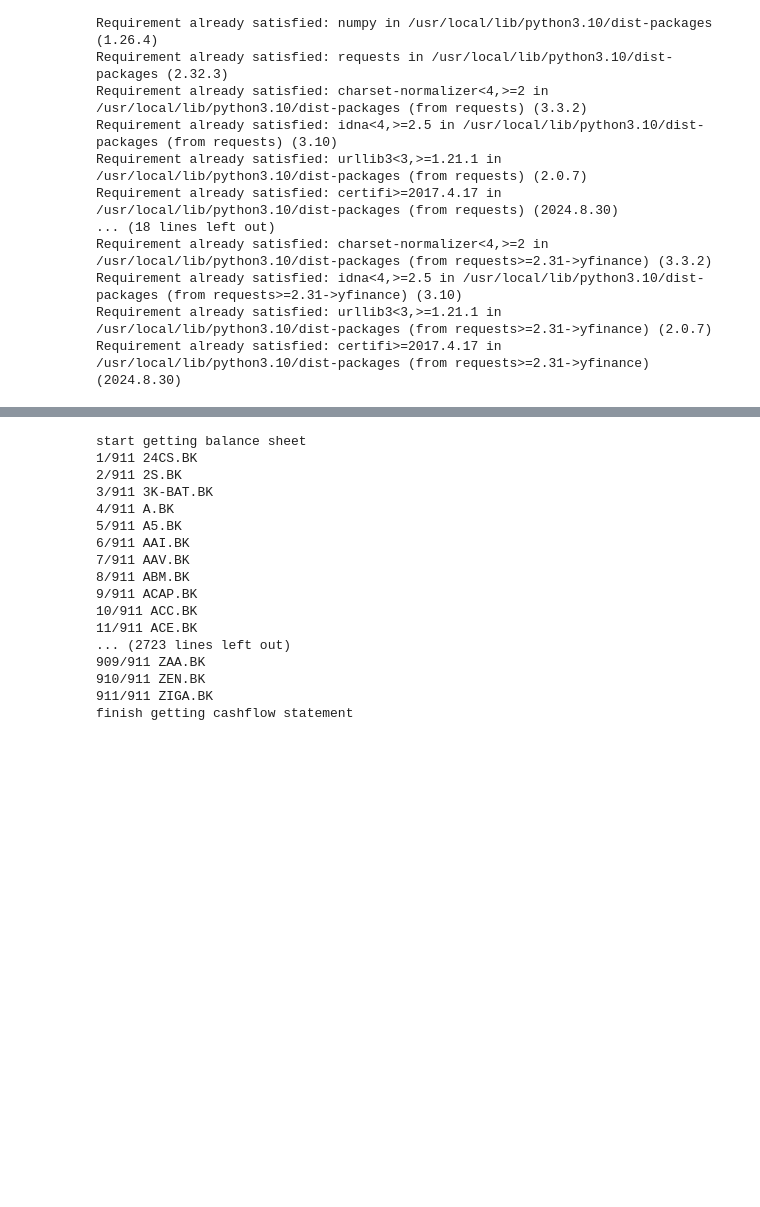
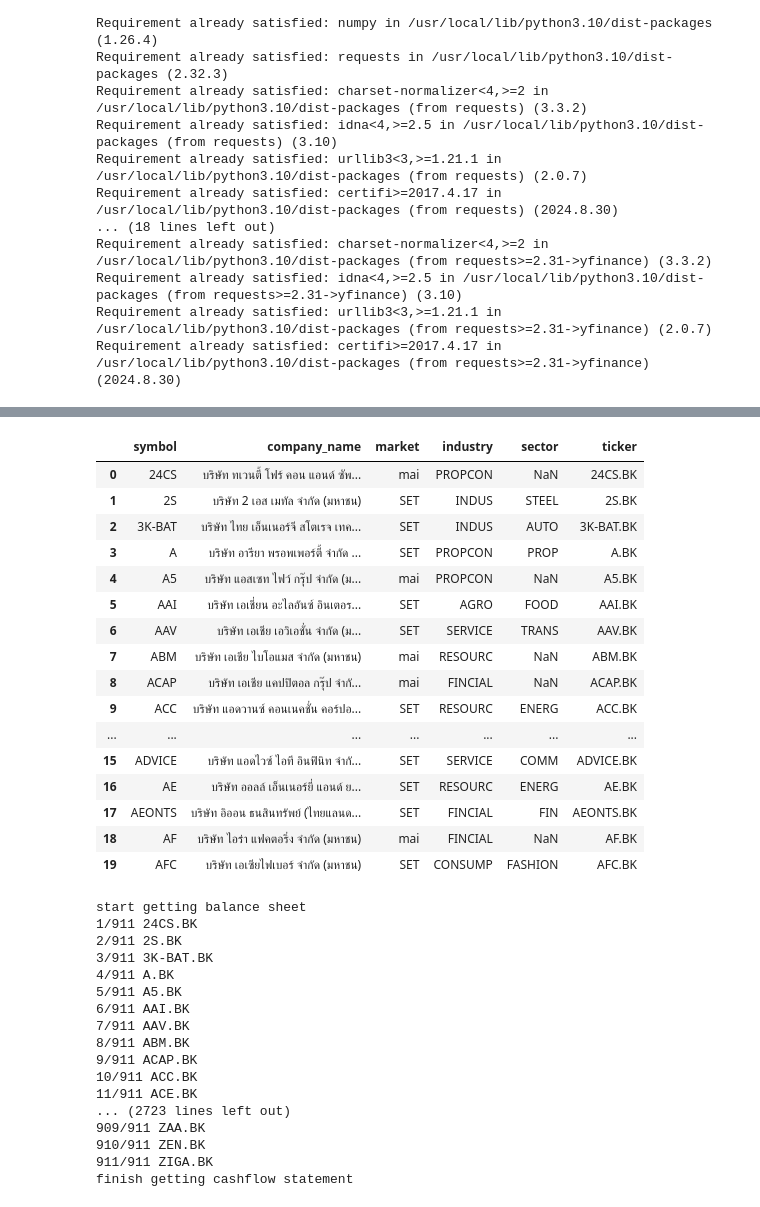
Before and after one commit to suparuek2405/Stock-screening-with-python, a Jupyter notebook: Group_assignment_Tacocat_set_yfinance.ipynb, the cells around one changed output, grey strips where cells are left out. Saved outputs shown, nothing was run; the diff lists cells and outputs as text; code cells hidden in the pictures; blank space fills up the shorter version.

```diff
--- a/Group_assignment_Tacocat_set_yfinance.ipynb
+++ b/Group_assignment_Tacocat_set_yfinance.ipynb
@@ -170,6 +175,26 @@ bkk.head(5)
 | 2 | 3K-BAT | บริษัท ไทย เอ็นเนอร์จี สโตเรจ เทค... | SET | INDUS | AUTO | 3K-BAT.BK |
 | 3 | A | บริษัท อารียา พรอพเพอร์ตี้ จำกัด ... | SET | PROPCON | PROP | A.BK |
 | 4 | A5 | บริษัท แอสเซท ไฟว์ กรุ๊ป จำกัด (ม... | mai | PROPCON | NaN | A5.BK |
+# %%
+bkk.head(20)
+# %% [output]
+|  | symbol | company_name | market | industry | sector | ticker |
+| 0 | 24CS | บริษัท ทเวนตี้ โฟร์ คอน แอนด์ ซัพ... | mai | PROPCON | NaN | 24CS.BK |
+| 1 | 2S | บริษัท 2 เอส เมทัล จำกัด (มหาชน) | SET | INDUS | STEEL | 2S.BK |
+| 2 | 3K-BAT | บริษัท ไทย เอ็นเนอร์จี สโตเรจ เทค... | SET | INDUS | AUTO | 3K-BAT.BK |
+| 3 | A | บริษัท อารียา พรอพเพอร์ตี้ จำกัด ... | SET | PROPCON | PROP | A.BK |
+| 4 | A5 | บริษัท แอสเซท ไฟว์ กรุ๊ป จำกัด (ม... | mai | PROPCON | NaN | A5.BK |
+| 5 | AAI | บริษัท เอเชี่ยน อะไลอันซ์ อินเตอร... | SET | AGRO | FOOD | AAI.BK |
+| 6 | AAV | บริษัท เอเชีย เอวิเอชั่น จำกัด (ม... | SET | SERVICE | TRANS | AAV.BK |
+| 7 | ABM | บริษัท เอเชีย ไบโอแมส จำกัด (มหาชน) | mai | RESOURC | NaN | ABM.BK |
+| 8 | ACAP | บริษัท เอเชีย แคปปิตอล กรุ๊ป จำกั... | mai | FINCIAL | NaN | ACAP.BK |
+| 9 | ACC | บริษัท แอดวานซ์ คอนเนคชั่น คอร์ปอ... | SET | RESOURC | ENERG | ACC.BK |
+| ... | ... | ... | ... | ... | ... | ... |
+| 15 | ADVICE | บริษัท แอดไวซ์ ไอที อินฟินิท จำกั... | SET | SERVICE | COMM | ADVICE.BK |
+| 16 | AE | บริษัท ออลล์ เอ็นเนอร์ยี่ แอนด์ ย... | SET | RESOURC | ENERG | AE.BK |
+| 17 | AEONTS | บริษัท อิออน ธนสินทรัพย์ (ไทยแลนด... | SET | FINCIAL | FIN | AEONTS.BK |
+| 18 | AF | บริษัท ไอร่า แฟคตอริ่ง จำกัด (มหาชน) | mai | FINCIAL | NaN | AF.BK |
+| 19 | AFC | บริษัท เอเซียไฟเบอร์ จำกัด (มหาชน) | SET | CONSUMP | FASHION | AFC.BK |
 # %%
 set_list = bkk['ticker']
 ticker_error = ['DIMET.BK']
```
Also changed, not shown: parts of 10 cells of this notebook.
